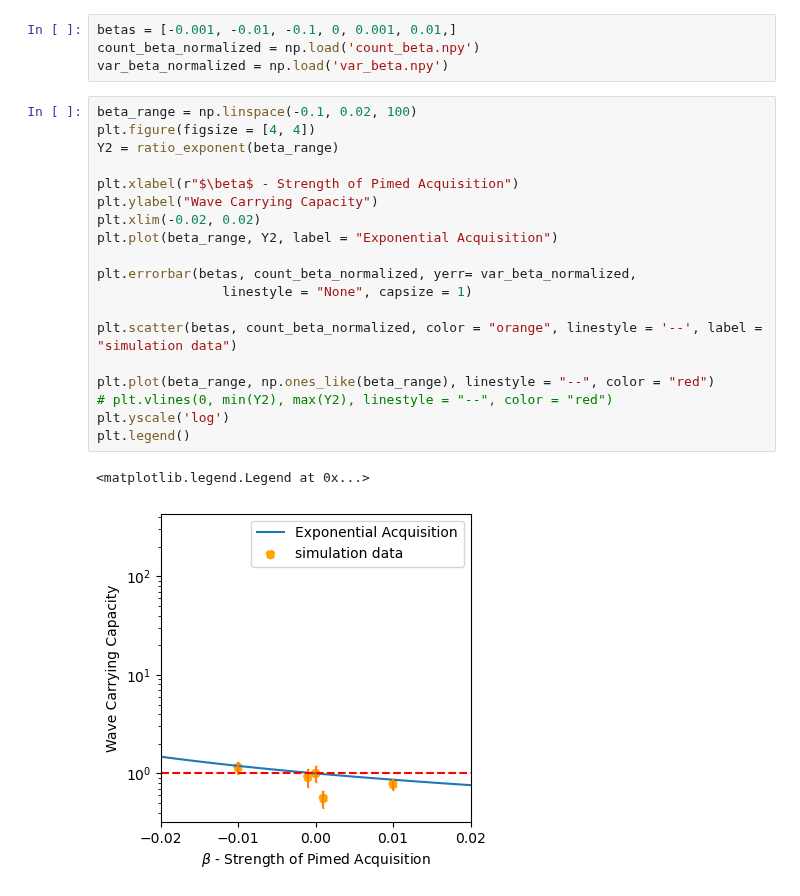
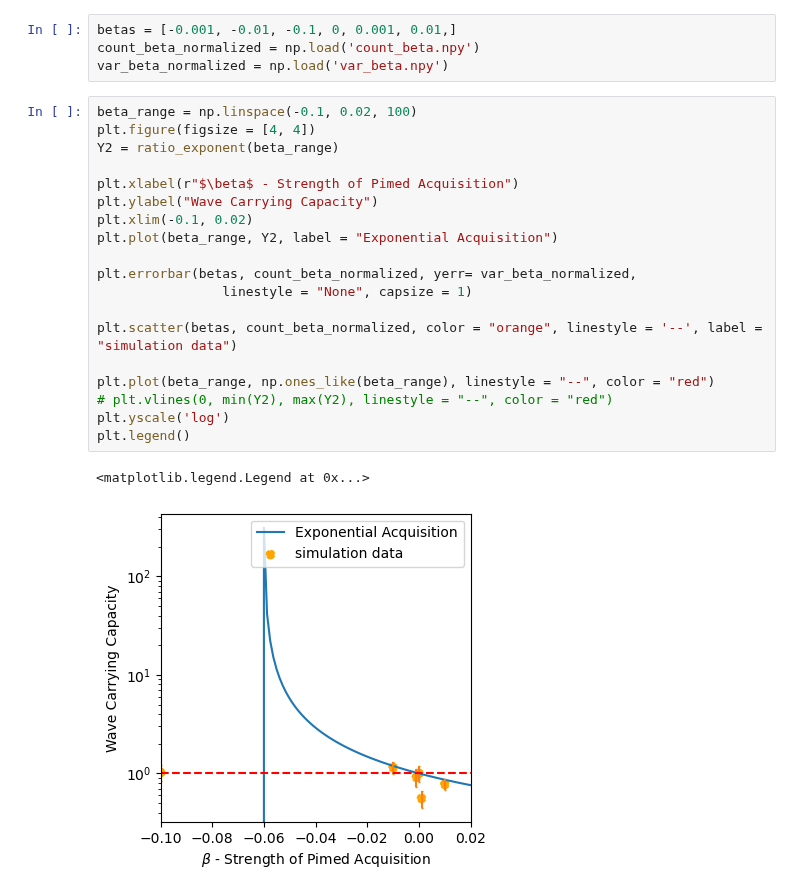
Before and after one commit to zhizhang1445/CRISPR_Sim, a Jupyter notebook: Analysis/globalAnal.ipynb, the cells around one changed output. Drawn from its saved outputs; the diff is of its cells as text.

```diff
--- a/Analysis/globalAnal.ipynb
+++ b/Analysis/globalAnal.ipynb
@@ -91,22 +112,22 @@ var_beta_normalized = np.load('var_beta.npy')
 # %%
 beta_range = np.linspace(-0.1, 0.02, 100)
 plt.figure(figsize = [4, 4])
 Y2 = ratio_exponent(beta_range)
 
 plt.xlabel(r"$\beta$ - Strength of Pimed Acquisition")
 plt.ylabel("Wave Carrying Capacity")
-plt.xlim(-0.02, 0.02)
+plt.xlim(-0.1, 0.02)
 plt.plot(beta_range, Y2, label = "Exponential Acquisition")
 
 plt.errorbar(betas, count_beta_normalized, yerr= var_beta_normalized,
                 linestyle = "None", capsize = 1)
 
 plt.scatter(betas, count_beta_normalized, color = "orange", linestyle = '--', label = "simulation data")
 
 plt.plot(beta_range, np.ones_like(beta_range), linestyle = "--", color = "red")
 # plt.vlines(0, min(Y2), max(Y2), linestyle = "--", color = "red")
 plt.yscale('log')
 plt.legend()
 # %% [output]
 <matplotlib.legend.Legend at 0x...>
-[figure, old version]
+[figure, new version]
```
Also changed, not shown: parts of 3 cells of this notebook, 7 other files.
